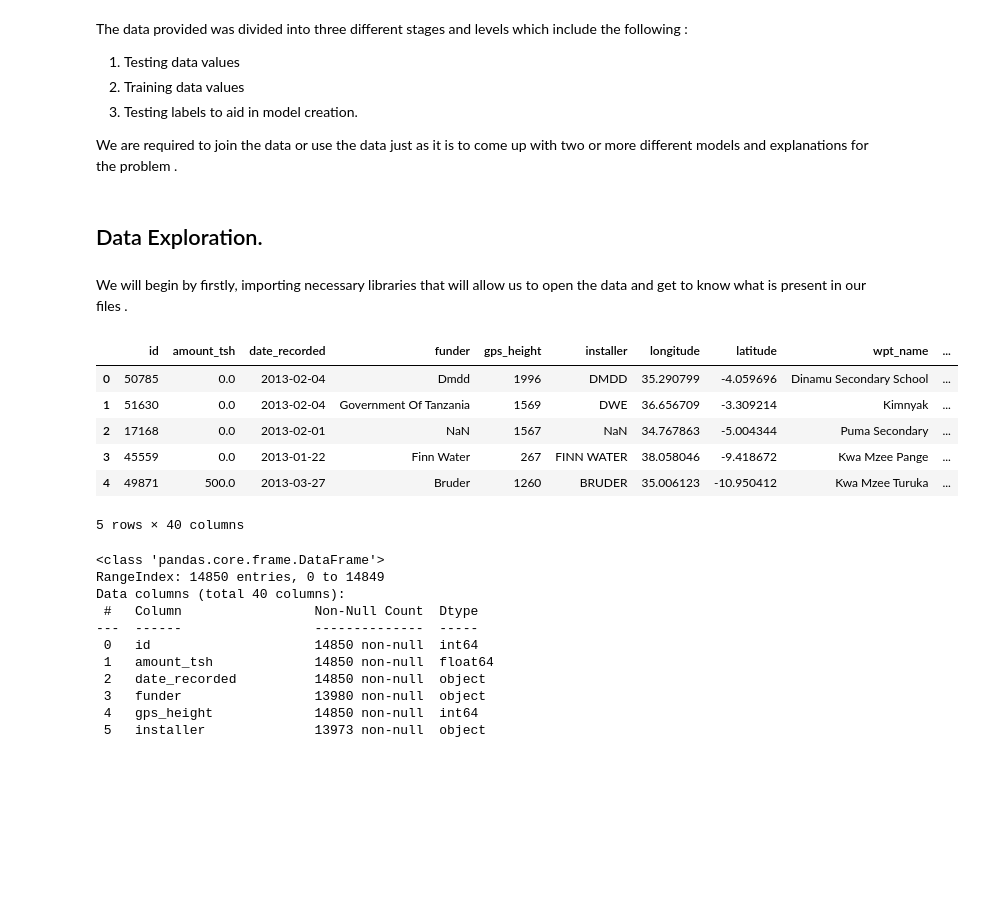
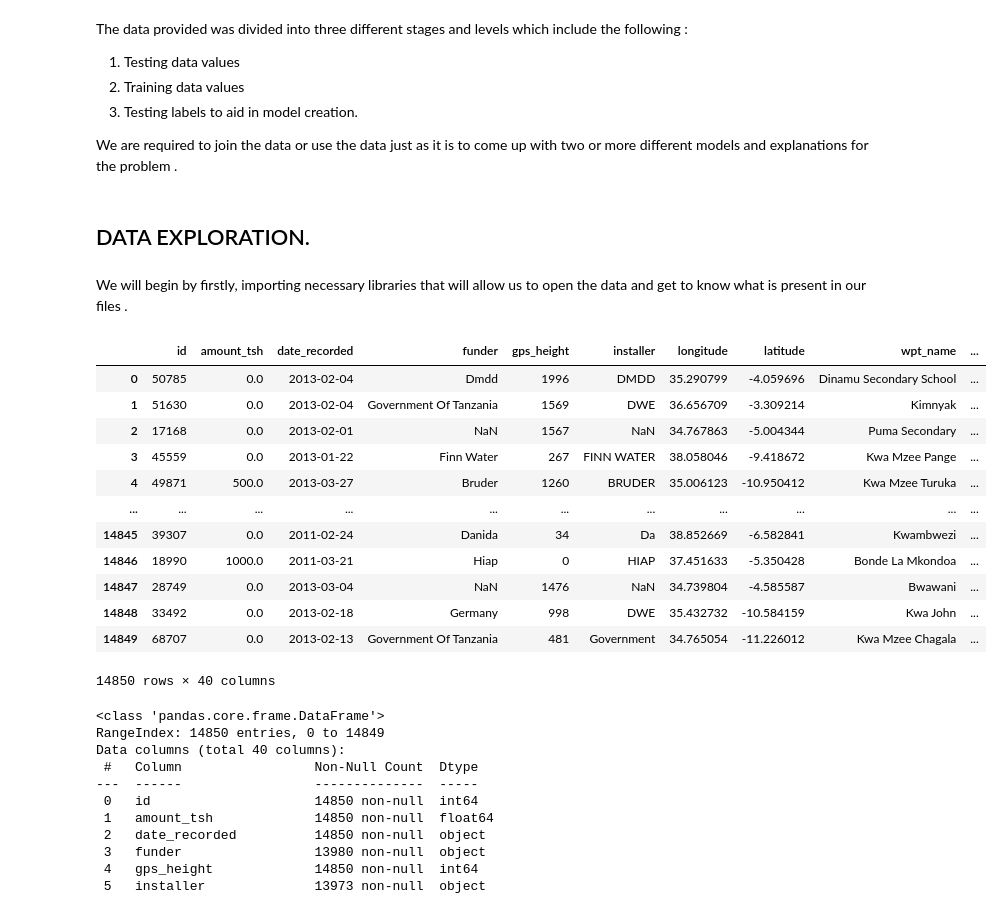
Before and after one commit to Rayez634/Project3, a Jupyter notebook: Water_supply.ipynb, the cells around one changed output. Cells and saved outputs as stored; diff of their text form; code cells hidden in the pictures; blank space fills up the shorter version.

```diff
--- a/Water_supply.ipynb
+++ b/Water_supply.ipynb
@@ -20,8 +20,8 @@ The data provided was divided into three different stages and levels which inclu
 3. Testing labels to aid in model creation.
 
 We are required to join the data or use the data just as it is to come up with two or more different models and explanations for the problem .
-# %% [markdown]
-## Data Exploration.
+# %% [markdown]
+## DATA EXPLORATION.
 # %% [markdown]
 We will begin by firstly, importing necessary libraries that will allow us to open the data and get to know what is present in our files .
 # %%
@@ -33,15 +33,21 @@ import matplotlib.pyplot as plt
 # %%
 # open our test set data i.e all files and see the data info within the dataset
 data1 = pd.read_csv("test_set_values.csv")
-data1.head()
+data1
 # %% [output]
 |  | id | amount_tsh | date_recorded | funder | gps_height | installer | longitude | latitude | wpt_name | ... |
 | 0 | 50785 | 0.0 | 2013-02-04 | Dmdd | 1996 | DMDD | 35.290799 | -4.059696 | Dinamu Secondary School | ... |
 | 1 | 51630 | 0.0 | 2013-02-04 | Government Of Tanzania | 1569 | DWE | 36.656709 | -3.309214 | Kimnyak | ... |
 | 2 | 17168 | 0.0 | 2013-02-01 | NaN | 1567 | NaN | 34.767863 | -5.004344 | Puma Secondary | ... |
 | 3 | 45559 | 0.0 | 2013-01-22 | Finn Water | 267 | FINN WATER | 38.058046 | -9.418672 | Kwa Mzee Pange | ... |
 | 4 | 49871 | 500.0 | 2013-03-27 | Bruder | 1260 | BRUDER | 35.006123 | -10.950412 | Kwa Mzee Turuka | ... |
+| ... | ... | ... | ... | ... | ... | ... | ... | ... | ... | ... |
+| 14845 | 39307 | 0.0 | 2011-02-24 | Danida | 34 | Da | 38.852669 | -6.582841 | Kwambwezi | ... |
+| 14846 | 18990 | 1000.0 | 2011-03-21 | Hiap | 0 | HIAP | 37.451633 | -5.350428 | Bonde La Mkondoa | ... |
+| 14847 | 28749 | 0.0 | 2013-03-04 | NaN | 1476 | NaN | 34.739804 | -4.585587 | Bwawani | ... |
+| 14848 | 33492 | 0.0 | 2013-02-18 | Germany | 998 | DWE | 35.432732 | -10.584159 | Kwa John | ... |
+| 14849 | 68707 | 0.0 | 2013-02-13 | Government Of Tanzania | 481 | Government | 34.765054 | -11.226012 | Kwa Mzee Chagala | ... |
-5 rows × 40 columns
+14850 rows × 40 columns
 # %%
 data1.info()
 # %% [output]
```
Also changed, not shown: parts of 30 cells of this notebook, 1 other file.
